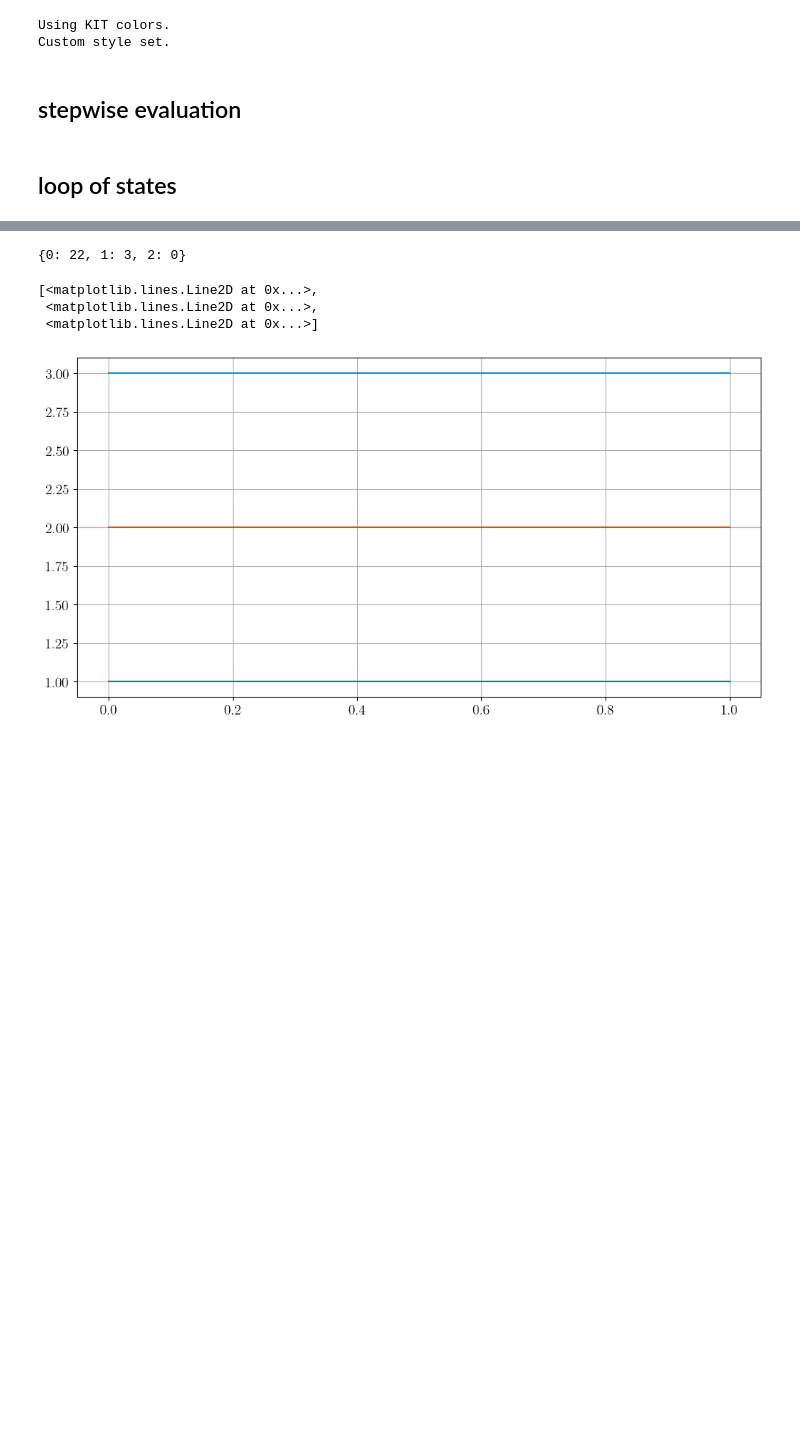
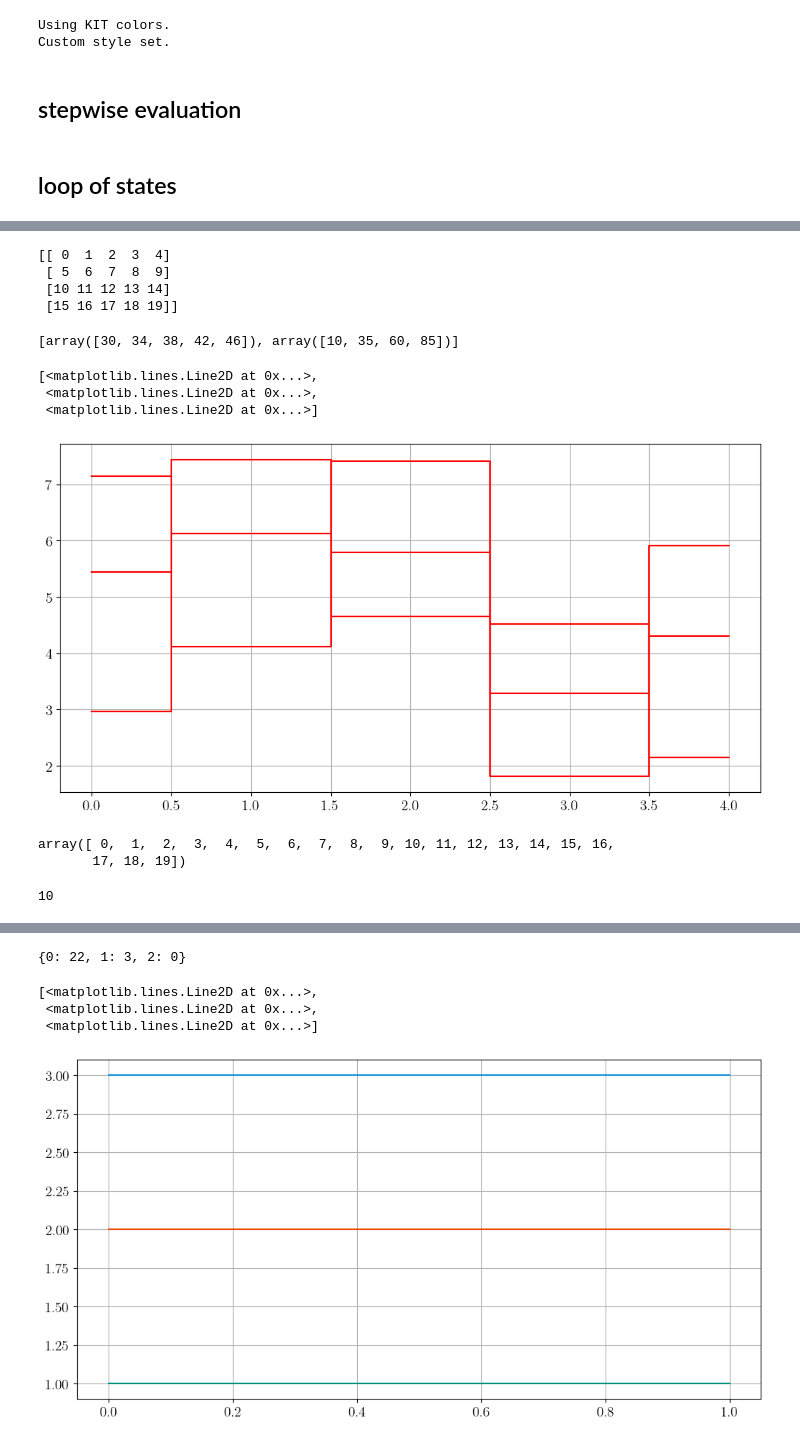
Before and after one commit to LEMettler/forest-fire-model, a Jupyter notebook: Untitled-1.ipynb, the cells around one changed output, grey strips where cells are left out. Cells and saved outputs as stored; diff of their text form; code cells hidden in the pictures; blank space fills up the shorter version.

```diff
--- a/Untitled-1.ipynb
+++ b/Untitled-1.ipynb
@@ -94,0 +107,32 @@ np.prod(list(current_grid.shape))
+# %%
+test = np.arange(20).reshape((4,5))
+print(test)
+# %% [output]
+[[ 0  1  2  3  4]
+ [ 5  6  7  8  9]
+ [10 11 12 13 14]
+ [15 16 17 18 19]]
+# %%
+
+print(sum_each_dimension(test))
+# %% [output]
+[array([30, 34, 38, 42, 46]), array([10, 35, 60, 85])]
+# %%
+x = np.random.randn(5, 3)*2 + 5
+
+plt.plot(x, drawstyle='steps-mid', color='r')
+# %% [output]
+[<matplotlib.lines.Line2D at 0x...>,
+ <matplotlib.lines.Line2D at 0x...>,
+ <matplotlib.lines.Line2D at 0x...>]
+[figure, added]
+# %%
+x = np.arange(20)
+x
+# %% [output]
+array([ 0,  1,  2,  3,  4,  5,  6,  7,  8,  9, 10, 11, 12, 13, 14, 15, 16,
+       17, 18, 19])
+# %%
+x.shape[0]//2
+# %% [output]
+10
```
Also changed, not shown: parts of 6 cells of this notebook, 1 other file.
